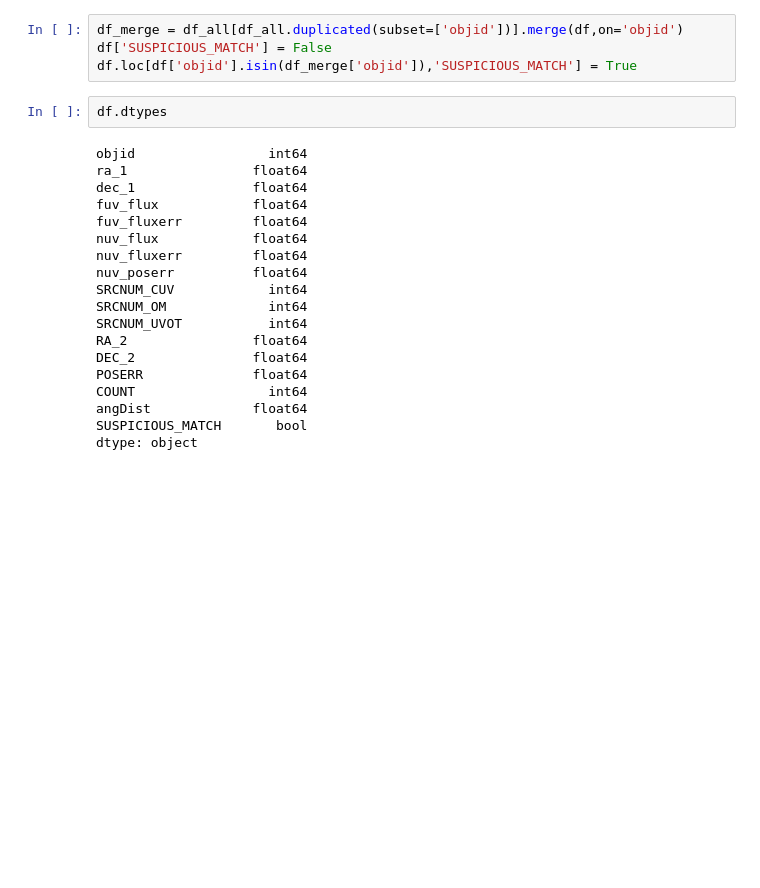
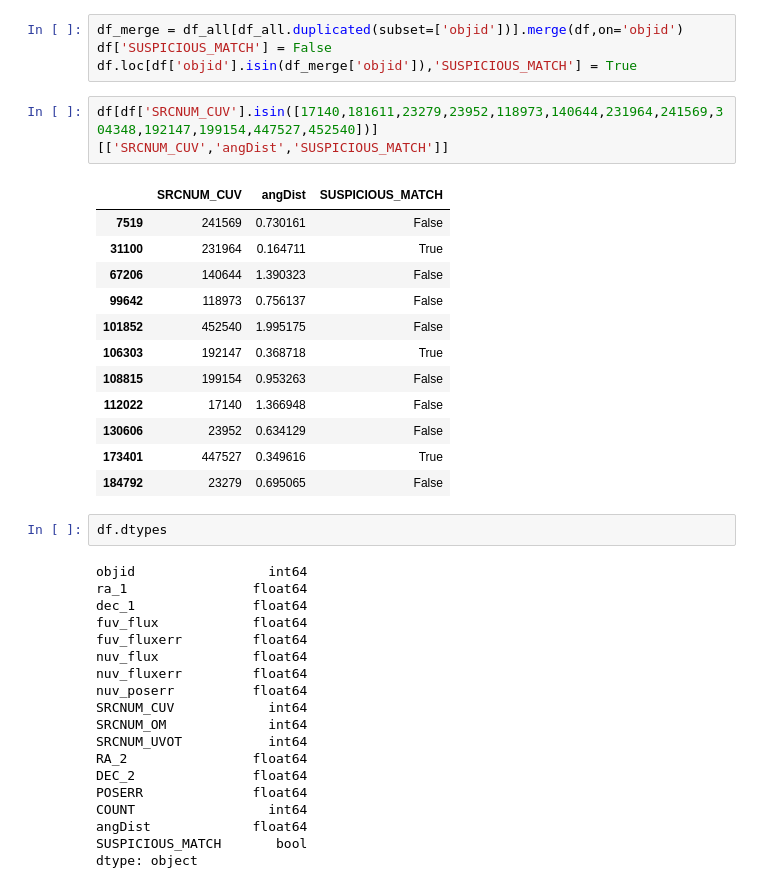
Before and after one commit to JulienValteau/TFM_TDE_Detection, a Jupyter notebook: UV_database_creation_pipeline/4b-generate_source&entries_galex.ipynb, the cells around one changed output. Cells and saved outputs as stored; diff of their text form; blank space fills up the shorter version.

```diff
--- a/UV_database_creation_pipeline/4b-generate_source&entries_galex.ipynb
+++ b/UV_database_creation_pipeline/4b-generate_source&entries_galex.ipynb
@@ -38,6 +43,21 @@ df_all.shape
 df_merge = df_all[df_all.duplicated(subset=['objid'])].merge(df,on='objid')
 df['SUSPICIOUS_MATCH'] = False
 df.loc[df['objid'].isin(df_merge['objid']),'SUSPICIOUS_MATCH'] = True
+# %%
+df[df['SRCNUM_CUV'].isin([17140,181611,23279,23952,118973,140644,231964,241569,304348,192147,199154,447527,452540])][['SRCNUM_CUV','angDist','SUSPICIOUS_MATCH']]
+# %% [output]
+|  | SRCNUM_CUV | angDist | SUSPICIOUS_MATCH |
+| 7519 | 241569 | 0.730161 | False |
+| 31100 | 231964 | 0.164711 | True |
+| 67206 | 140644 | 1.390323 | False |
+| 99642 | 118973 | 0.756137 | False |
+| 101852 | 452540 | 1.995175 | False |
+| 106303 | 192147 | 0.368718 | True |
+| 108815 | 199154 | 0.953263 | False |
+| 112022 | 17140 | 1.366948 | False |
+| 130606 | 23952 | 0.634129 | False |
+| 173401 | 447527 | 0.349616 | True |
+| 184792 | 23279 | 0.695065 | False |
 # %%
 df.dtypes
 # %% [output]
```
Also changed, not shown: parts of 17 cells of this notebook, 4 other files.
